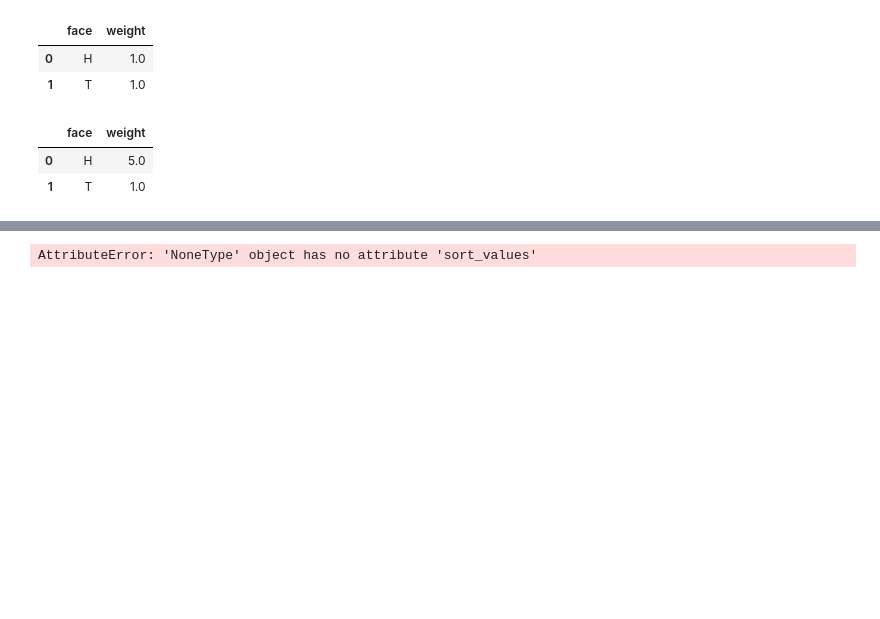
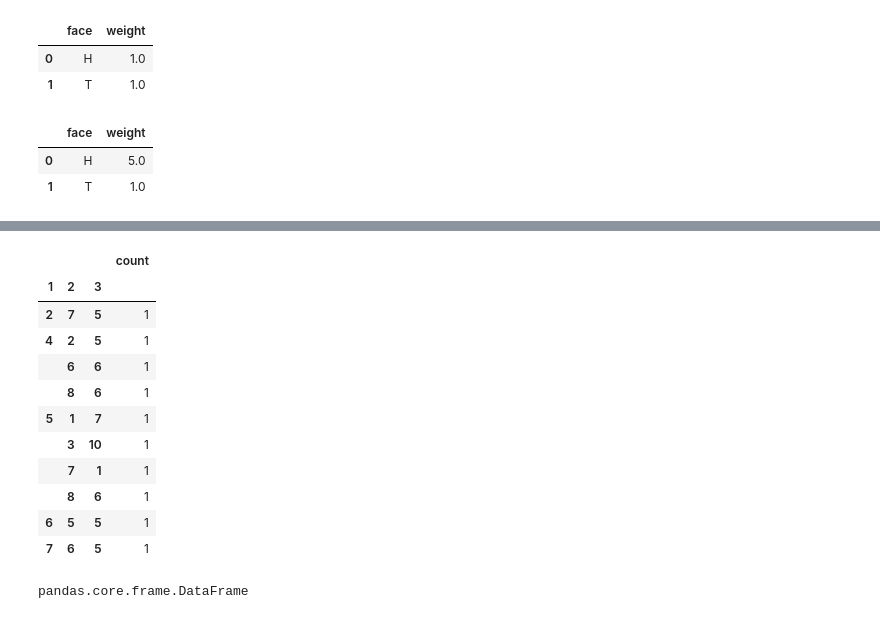
Before and after one commit to BrianBlancato/DS5100_Final_Project, a Jupyter notebook: project_scrapwork.ipynb, the cells around one changed output, grey strips where cells are left out. Cells and saved outputs as stored; diff of their text form; code cells hidden in the pictures; blank space fills up the shorter version.

```diff
--- a/project_scrapwork.ipynb
+++ b/project_scrapwork.ipynb
@@ -71,13 +70,27 @@ analyzer1.jackpot_data
 # %%
 analyzer1.combo()
 # %%
-top10 = analyzer1.combo()
+analyzer1.combo()
+top10 = analyzer1.combos
 top10.sort_values(by='count', ascending=False).head(10)
 # %% [output]
-AttributeError: 'NoneType' object has no attribute 'sort_values'
+|  |  |  | count |
+| 1 | 2 | 3 |  |
+| 2 | 7 | 5 | 1 |
+| 4 | 2 | 5 | 1 |
+|  | 6 | 6 | 1 |
+|  | 8 | 6 | 1 |
+| 5 | 1 | 7 | 1 |
+|  | 3 | 10 | 1 |
+|  | 7 | 1 | 1 |
+|  | 8 | 6 | 1 |
+| 6 | 5 | 5 | 1 |
+| 7 | 6 | 5 | 1 |
 # %%
 analyzer1.face_counts_per_roll()
-analyzer1.face_counts
+type(analyzer1.face_counts)
+# %% [output]
+pandas.core.frame.DataFrame
 # %%
 analyzer1.face_counts_per_roll()
 analyzer1.face_counts
```
Also changed, not shown: parts of 3 cells of this notebook, 4 other files.
